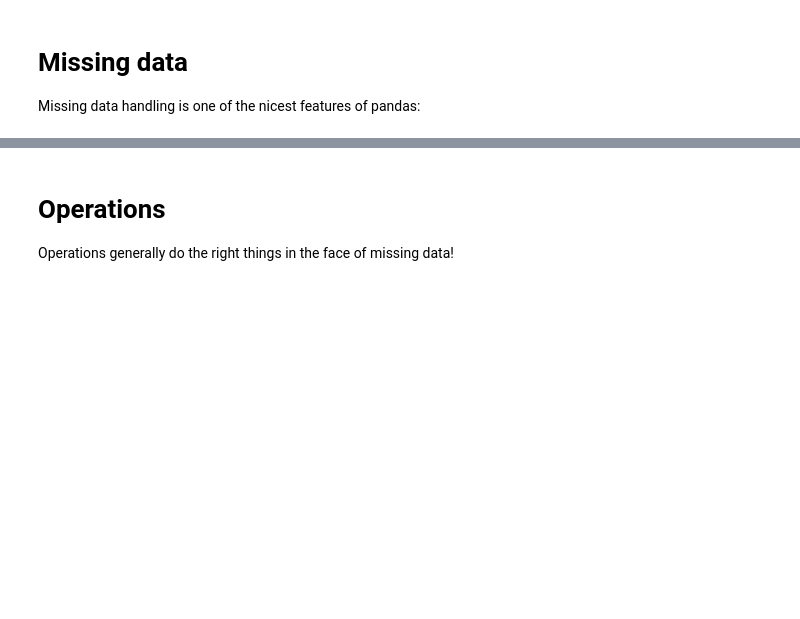
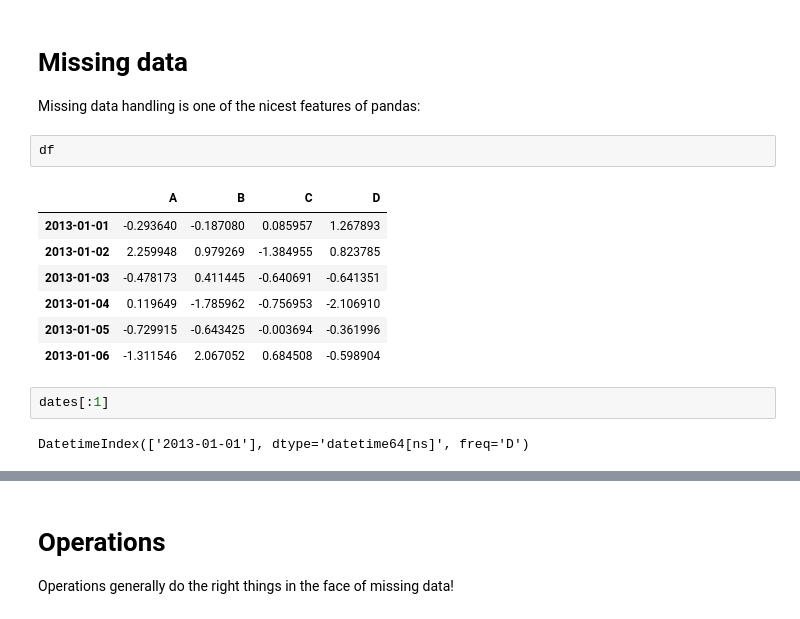
Before and after one commit to AaltoSciComp/python-r-data-analysis-course, a Jupyter notebook: python/04_Pandas.ipynb, the cells around one changed output, grey strips where cells are left out. Cells and saved outputs as stored; diff of their text form; blank space fills up the shorter version.

```diff
--- a/python/04_Pandas.ipynb
+++ b/python/04_Pandas.ipynb
@@ -294,4 +134,18 @@ df.at[dates[0],'A'] = 0
 # %% [markdown]
 # Missing data
 Missing data handling is one of the nicest features of pandas:
+# %%
+df
+# %% [output]
+|  | A | B | C | D |
+| 2013-01-01 | -0.293640 | -0.187080 | 0.085957 | 1.267893 |
+| 2013-01-02 | 2.259948 | 0.979269 | -1.384955 | 0.823785 |
+| 2013-01-03 | -0.478173 | 0.411445 | -0.640691 | -0.641351 |
+| 2013-01-04 | 0.119649 | -1.785962 | -0.756953 | -2.106910 |
+| 2013-01-05 | -0.729915 | -0.643425 | -0.003694 | -0.361996 |
+| 2013-01-06 | -1.311546 | 2.067052 | 0.684508 | -0.598904 |
+# %%
+dates[:1]
+# %% [output]
+DatetimeIndex(['2013-01-01'], dtype='datetime64[ns]', freq='D')
 # %%
```
Also changed, not shown: parts of 82 cells of this notebook.
